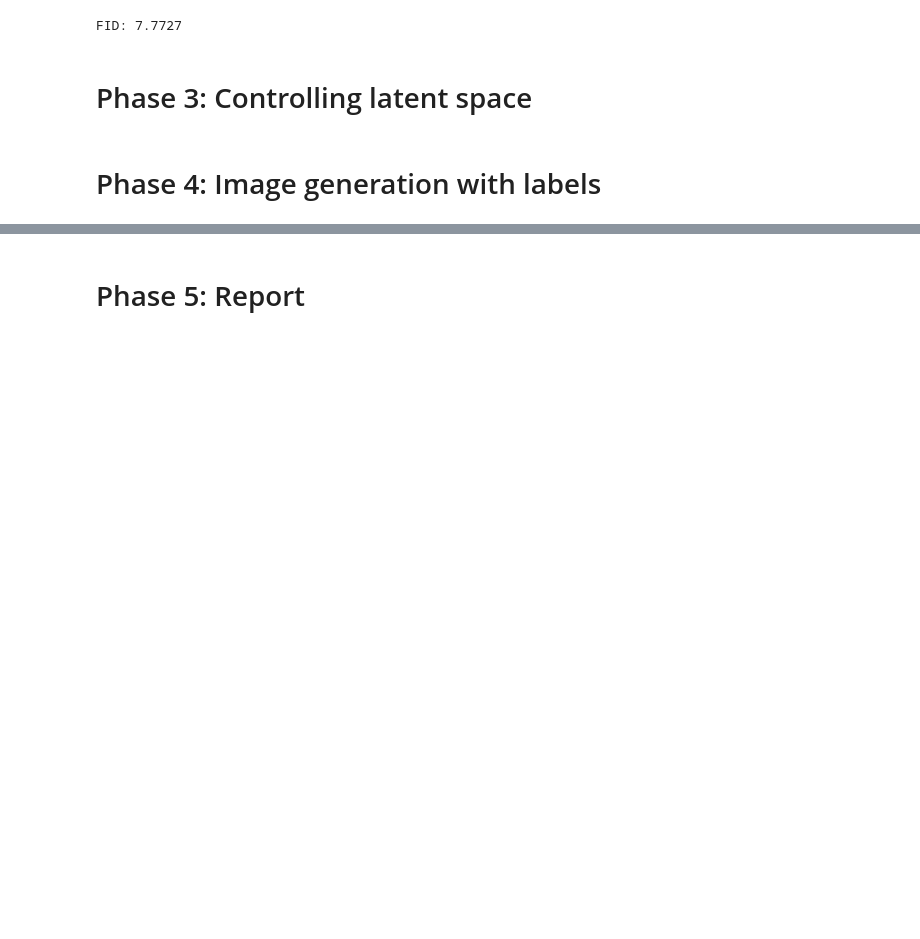
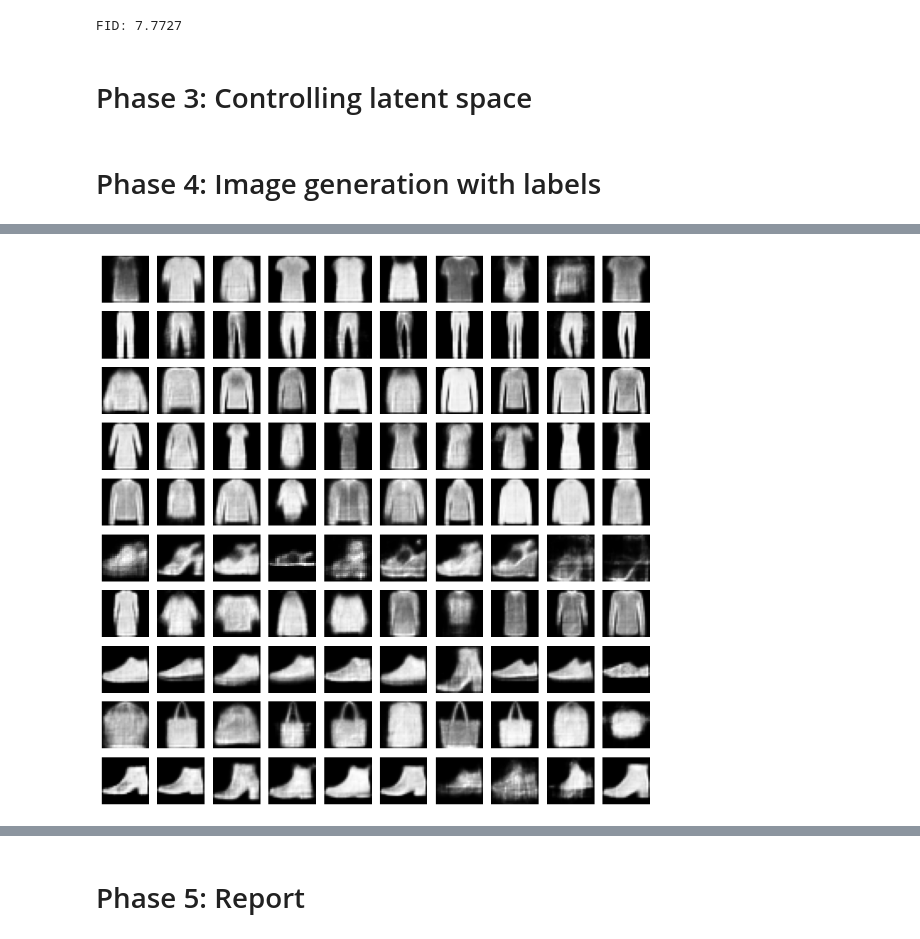
Before and after one commit to AMBandariM/vae-from-scratch, a Jupyter notebook: main.ipynb, the cells around one changed output, grey strips where cells are left out. Saved outputs shown, nothing was run; the diff lists cells and outputs as text; code cells hidden in the pictures; blank space fills up the shorter version.

```diff
--- a/main.ipynb
+++ b/main.ipynb
@@ -646,0 +892,40 @@ FID: 7.7727
+# %%
+def generate_per_class(cvae, latent_dim, samples=10):
+
+    cvae.eval()
+
+    fig, axes = plt.subplots(10, samples,
+                             figsize=(samples, 10))
+
+    with torch.no_grad():
+        for cls in range(10):
+
+            labels = torch.full(
+                (samples,),
+                cls,
+                dtype=torch.long,
+                device=device
+            )
+
+            z = torch.randn(samples,
+                            latent_dim,
+                            device=device)
+
+            imgs = cvae.decode(z, labels)
+
+            for i in range(samples):
+                axes[cls, i].imshow(
+                    imgs[i][0].cpu(),
+                    cmap='gray'
+                )
+                axes[cls, i].axis('off')
+
+            axes[cls, 0].set_ylabel(class_names[cls])
+
+    plt.tight_layout()
+    plt.show()
+
+
+generate_per_class(cvae, latent_dim)
+# %% [output]
+[figure, added]
```
Also changed, not shown: parts of 9 cells of this notebook.
